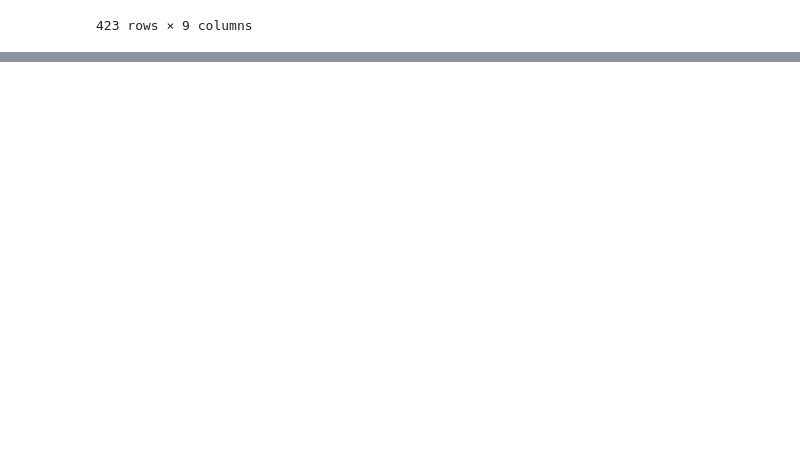
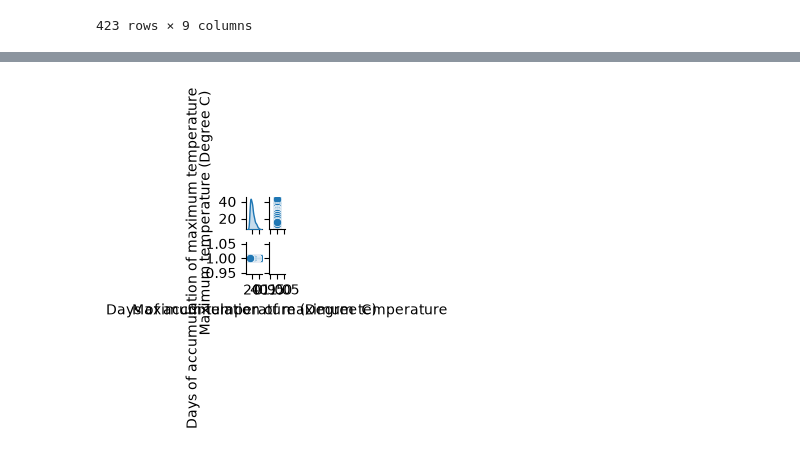
Before and after one commit to DinilKodituwakku/Fulfillment-Pulsa, a Jupyter notebook: data exploration.ipynb, the cells around one changed output, grey strips where cells are left out. Drawn from its saved outputs; the diff is of its cells as text; code cells hidden in the pictures; blank space fills up the shorter version.

```diff
--- a/data exploration.ipynb
+++ b/data exploration.ipynb
@@ -65,6 +84,4 @@ temperature.describe()
 | 75% | 86338.0 | 2023.000000 | 9.000000 | 23.000000 | 23.600000 | 1.0 |
 | max | 86338.0 | 2026.000000 | 12.000000 | 31.000000 | 43.500000 | 1.0 |
 # %%
-temperature["date"] = pd.to_datetime(
-    temperature[["Year", "Month", "Day"]]
-)
+temperature["date"] = pd.to_datetime(temperature[["Year", "Month", "Day"]])
@@ -205,0 +173,11 @@ temperature[
+# %%
+# 1. Load or create your pandas DataFrame
+
+
+# 2. Generate the pairplot
+# 'hue' color-codes the data points based on a categorical column
+plot = plot = sns.pairplot(temperature, vars=["Maximum temperature (Degree C)", 'Days of accumulation of maximum temperature'],  diag_kind='kde', height = 0.5
+, aspect=0.5)
+plot.figure.subplots_adjust(wspace=0.4, hspace=0.4)
+# %% [output]
+[figure, added]
```
Also changed, not shown: parts of 36 cells of this notebook, 2 other files.
